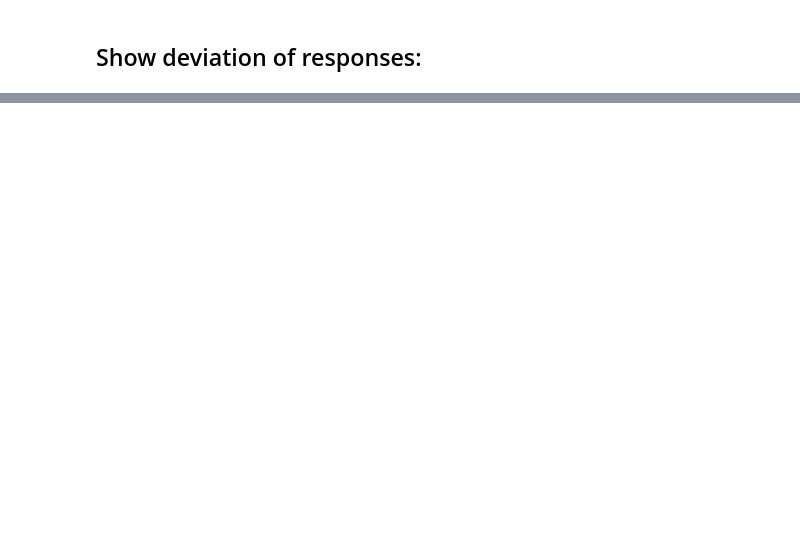
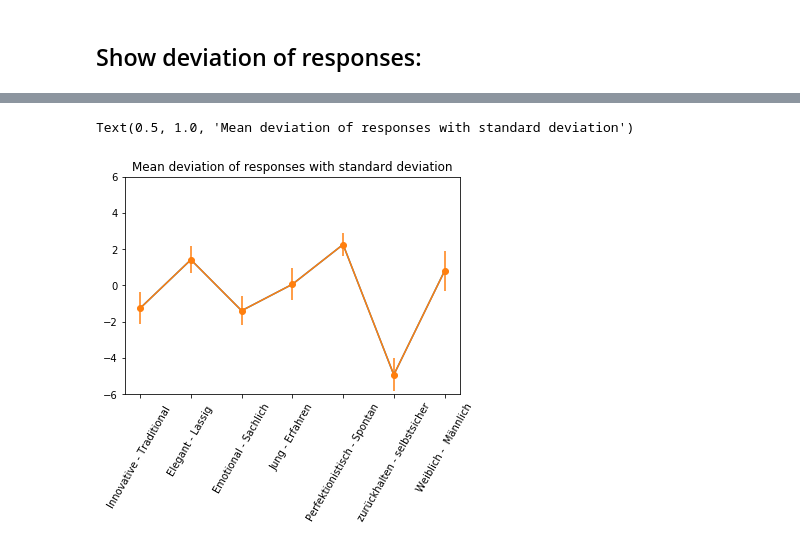
Before and after one commit to Flantantan/Fork, a Jupyter notebook: eda.ipynb, the cells around one changed output, grey strips where cells are left out. Drawn from its saved outputs; the diff is of its cells as text; code cells hidden in the pictures; blank space fills up the shorter version.

Commit message:
Corrected std calculation. Enabled mean and std calculation over multiple data sheets (more than 2).

```diff
--- a/eda.ipynb
+++ b/eda.ipynb
@@ -10,3 +14,19 @@ df2 = pd.read_excel("Data/Web_Teaser_Bewertung_02.xlsx")#, sheet_name=None)
+# %%
+def split_input_target(df):
+    header = df.iloc[0]
+    df = df.rename(columns=df.iloc[0]).iloc[1:201].drop(columns="teaser_name")
+    target_names = ["accent colour", "background colour", "font colour", "font contrast", "space", "roundness"]
+    targets = df[target_names]
+    inputs = df.drop(columns=target_names)
+    inputs = inputs.astype(int)#.abs()
+    return inputs, targets
+# %%
+inputs = []
+targets = []
+for df in dfs:
+    input_df, target_df = split_input_target(df)
+    inputs.append(input_df)
+    targets.append(target_df)
 # %%
 inputs1, targets1 = split_input_target(df1)
 inputs2, targets2 = split_input_target(df2)
@@ -36 +70,7 @@ diff = (inputs1 - inputs2).abs()
+# %%
+# Calculate mean
+mean_input = inputs[0].copy()
+for inp in inputs[1:]:
+    mean_input += inp.copy()
+mean_input /= len(inputs)
 # %%
@@ -39,0 +87,7 @@ diff.std()
+# %%
+# Calculate std:
+std_input = (inputs[0].copy() - mean_input) ** 2
+for inp in inputs[1:]:
+    std_input += (inp.copy() - mean_input) ** 2
+std_input /= len(inputs)
+std_input = std_input ** 0.5
@@ -40,6 +105,9 @@ diff.std()
 # %%
-plt.plot(diff.mean())
-plt.errorbar(range(len(diff.mean())), diff.mean(),yerr=diff.std(), fmt='-o')
-plt.ylim(1,10)
-plt.xticks(rotation=90)
+plt.plot(mean_input.mean())
+plt.errorbar(range(len(mean_input.mean())), mean_input.mean(),yerr=std_input.mean(), fmt='-o')
+plt.ylim(-6, 6)
+plt.xticks(rotation=60)
 plt.title("Mean deviation of responses with standard deviation")
+# %% [output]
+Text(0.5, 1.0, 'Mean deviation of responses with standard deviation')
+[figure, added]
```
Also changed, not shown: parts of 9 cells of this notebook, 1 other file.
